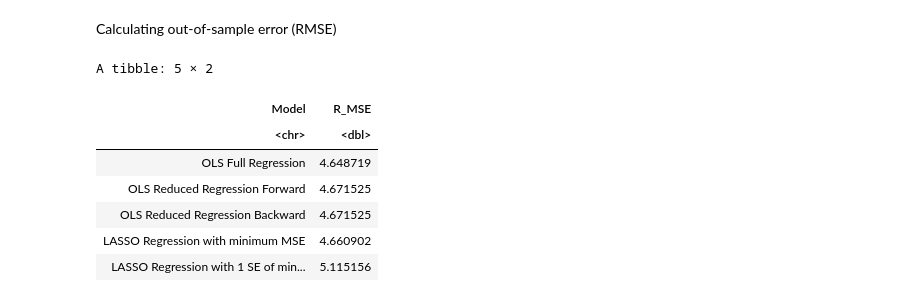
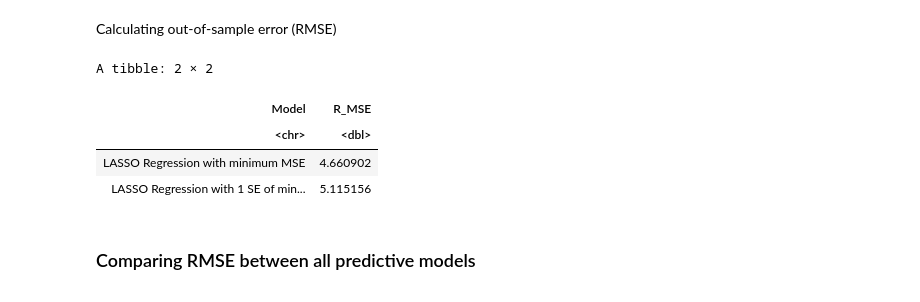
Before and after one commit to tanaytk21/stat301, a Jupyter notebook: Group_Project.ipynb, the cells around one changed output. Drawn from its saved outputs; the diff is of its cells as text; code cells hidden in the pictures.

Commit message:
Made rmse table

```diff
--- a/Group_Project.ipynb
+++ b/Group_Project.ipynb
@@ -340,29 +358,26 @@ boston_test_LASSO_1se <- predict(boston_LASSO_1se,
 # %% [markdown]
 Calculating out-of-sample error (RMSE)
 # %%
-boston_LASSO_MSE <- rbind(boston_OLS_MSE,
-                          boston_R_MSE_forward,
-                          boston_R_MSE_backward,
+boston_LASSO_MSE <- rbind(
     tibble(
     Model = "LASSO Regression with minimum MSE",
     R_MSE = rmse(
       preds = boston_test_LASSO_min,
-      actuals = testing_boston$MEDV)
-    ),
+      actuals = testing_boston$MEDV))
+    ,
     tibble(
     Model = "LASSO Regression with 1 SE of minimum MSE",
     R_MSE = rmse(
       preds = boston_test_LASSO_1se,
       actuals = testing_boston$MEDV)
     )
 )
 boston_LASSO_MSE
 # %% [output]
-A tibble: 5 × 2
+A tibble: 2 × 2
 | Model | R_MSE |
 | <chr> | <dbl> |
-| OLS Full Regression | 4.648719 |
-| OLS Reduced Regression Forward | 4.671525 |
-| OLS Reduced Regression Backward | 4.671525 |
 | LASSO Regression with minimum MSE | 4.660902 |
 | LASSO Regression with 1 SE of min... | 5.115156 |
+# %% [markdown]
+### Comparing RMSE between all predictive models
```
Also changed, not shown: parts of 2 cells of this notebook.
